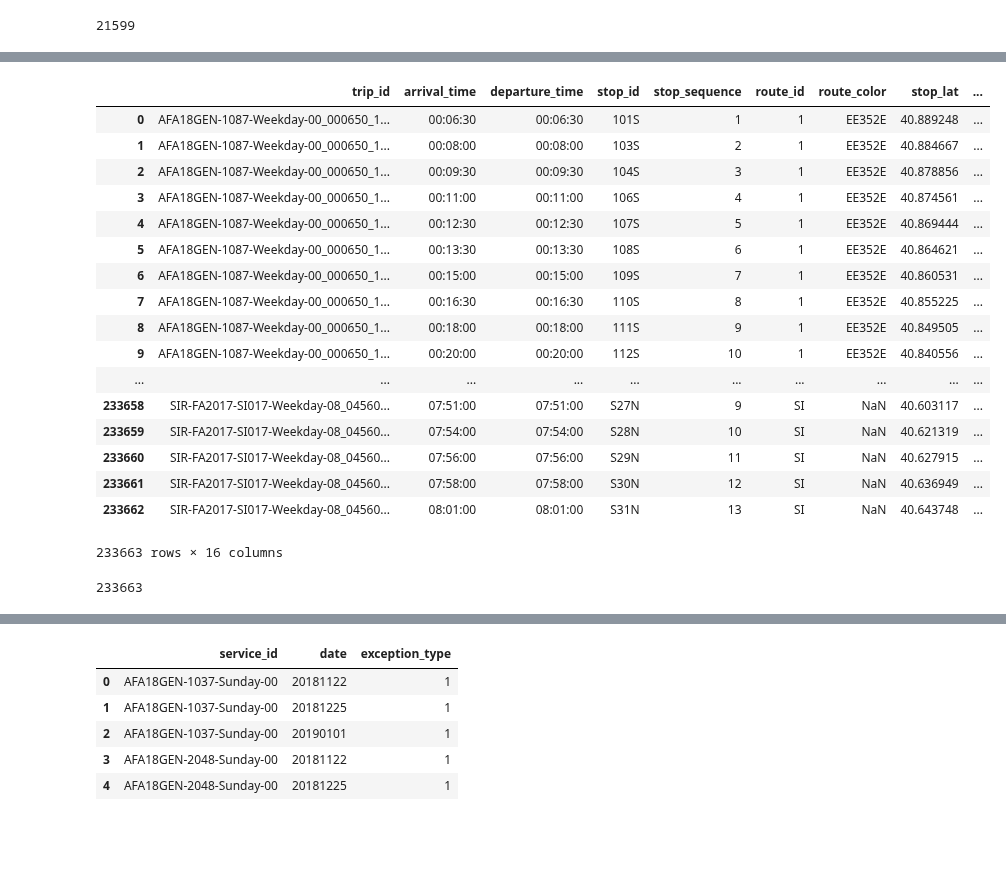
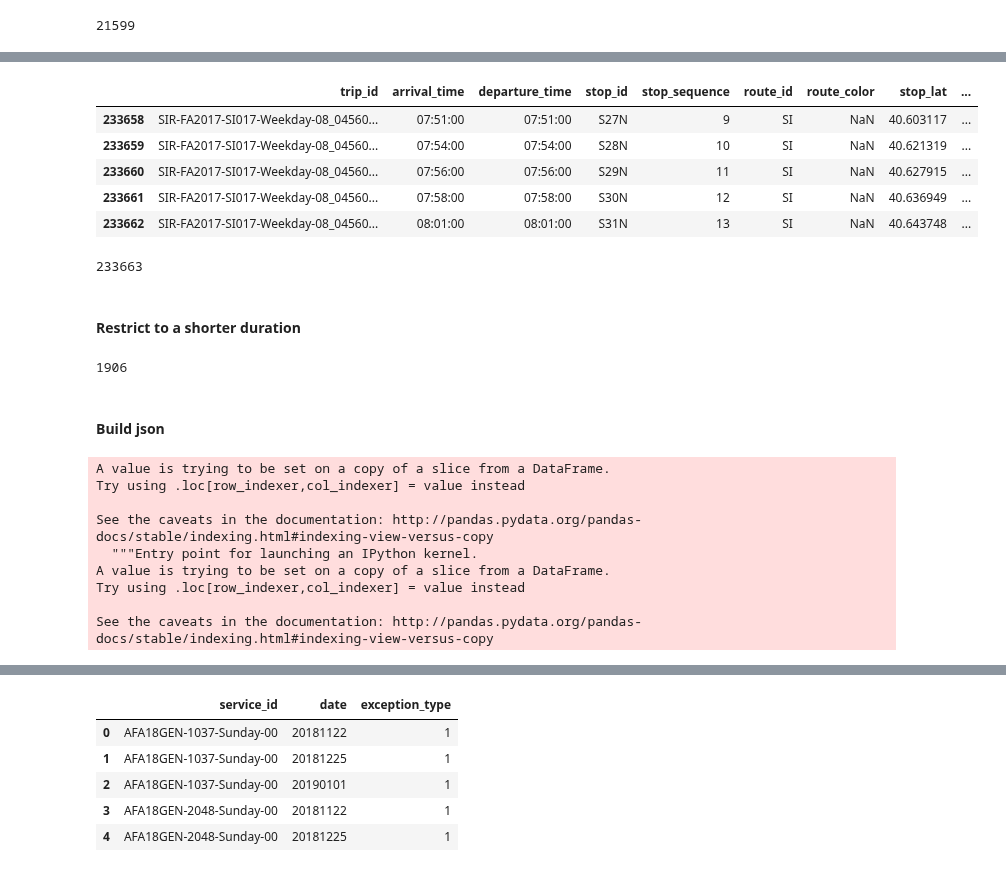
Before and after one commit to gautsi/gen-purpose-repo, a Jupyter notebook: mta/MTADataSample.ipynb, the cells around one changed output, grey strips where cells are left out. Drawn from its saved outputs; the diff is of its cells as text; code cells hidden in the pictures; blank space fills up the shorter version.

Commit message:
added json

```diff
--- a/mta/MTADataSample.ipynb
+++ b/mta/MTADataSample.ipynb
@@ -12,7 +12,7 @@ import seaborn as sns
 # %%
 %matplotlib inline
 # %%
-data_loc = "./google_transit/"
+data_loc = "./data/google_transit/"
 data_filepaths = glob.glob(data_loc + "*.txt")
 # %%
 dfs = {i.split("/")[-1].split(".txt")[0]: pd.read_csv(i) for i in data_filepaths}
@@ -142,26 +146,14 @@ next_cols = ["arrive", "depart", "stop_id", "stop_lat", "stop_lon"]
 for col in next_cols:
     stop_times_weekday["next_{}".format(col)] = stop_times_weekday.sort_values("stop_sequence").groupby(["trip_id"])[col].shift(-1)
 # %%
-stop_times_weekday
+stop_times_weekday.tail()
 # %% [output]
 |  | trip_id | arrival_time | departure_time | stop_id | stop_sequence | route_id | route_color | stop_lat | ... |
-| 0 | AFA18GEN-1087-Weekday-00_000650_1... | 00:06:30 | 00:06:30 | 101S | 1 | 1 | EE352E | 40.889248 | ... |
-| 1 | AFA18GEN-1087-Weekday-00_000650_1... | 00:08:00 | 00:08:00 | 103S | 2 | 1 | EE352E | 40.884667 | ... |
-| 2 | AFA18GEN-1087-Weekday-00_000650_1... | 00:09:30 | 00:09:30 | 104S | 3 | 1 | EE352E | 40.878856 | ... |
-| 3 | AFA18GEN-1087-Weekday-00_000650_1... | 00:11:00 | 00:11:00 | 106S | 4 | 1 | EE352E | 40.874561 | ... |
-| 4 | AFA18GEN-1087-Weekday-00_000650_1... | 00:12:30 | 00:12:30 | 107S | 5 | 1 | EE352E | 40.869444 | ... |
-| 5 | AFA18GEN-1087-Weekday-00_000650_1... | 00:13:30 | 00:13:30 | 108S | 6 | 1 | EE352E | 40.864621 | ... |
-| 6 | AFA18GEN-1087-Weekday-00_000650_1... | 00:15:00 | 00:15:00 | 109S | 7 | 1 | EE352E | 40.860531 | ... |
-| 7 | AFA18GEN-1087-Weekday-00_000650_1... | 00:16:30 | 00:16:30 | 110S | 8 | 1 | EE352E | 40.855225 | ... |
-| 8 | AFA18GEN-1087-Weekday-00_000650_1... | 00:18:00 | 00:18:00 | 111S | 9 | 1 | EE352E | 40.849505 | ... |
-| 9 | AFA18GEN-1087-Weekday-00_000650_1... | 00:20:00 | 00:20:00 | 112S | 10 | 1 | EE352E | 40.840556 | ... |
-| ... | ... | ... | ... | ... | ... | ... | ... | ... | ... |
 | 233658 | SIR-FA2017-SI017-Weekday-08_04560... | 07:51:00 | 07:51:00 | S27N | 9 | SI | NaN | 40.603117 | ... |
 | 233659 | SIR-FA2017-SI017-Weekday-08_04560... | 07:54:00 | 07:54:00 | S28N | 10 | SI | NaN | 40.621319 | ... |
 | 233660 | SIR-FA2017-SI017-Weekday-08_04560... | 07:56:00 | 07:56:00 | S29N | 11 | SI | NaN | 40.627915 | ... |
 | 233661 | SIR-FA2017-SI017-Weekday-08_04560... | 07:58:00 | 07:58:00 | S30N | 12 | SI | NaN | 40.636949 | ... |
 | 233662 | SIR-FA2017-SI017-Weekday-08_04560... | 08:01:00 | 08:01:00 | S31N | 13 | SI | NaN | 40.643748 | ... |
-233663 rows × 16 columns
 # %%
 len(stop_times_weekday)
 # %% [output]
@@ -170,0 +161,2 @@ stop_times_weekday.to_json("./stop_times_weekday.json", orient = "records")
+# %% [markdown]
+#### Restrict to a shorter duration
@@ -170,0 +168,26 @@ stop_times_weekday.to_json("./stop_times_weekday.json", orient = "records")
+# %%
+len(stop_times_weekday_sub)
+# %% [output]
+1906
+# %% [markdown]
+#### Build json
+# %%
+stop_times_weekday_sub["min_stop_sequence"] = stop_times_weekday_sub.stop_sequence
+stop_times_weekday_sub["max_stop_sequence"] = stop_times_weekday_sub.stop_sequence
+sub_trips = stop_times_weekday_sub.groupby(["trip_id"], as_index = False).agg({
+    "min_stop_sequence": "min",
+    "max_stop_sequence": "max",
+    "arrive": "min",
+    "depart": "max",
+    "route_id": "min",
+    "route_color": "min"}).rename(columns = {"arrive": "min_arrive", "depart": "max_depart"}).reset_index()
+# %% [output]
+A value is trying to be set on a copy of a slice from a DataFrame.
+Try using .loc[row_indexer,col_indexer] = value instead
+
+See the caveats in the documentation: http://pandas.pydata.org/pandas-docs/stable/indexing.html#indexing-view-versus-copy
+  """Entry point for launching an IPython kernel.
+A value is trying to be set on a copy of a slice from a DataFrame.
+Try using .loc[row_indexer,col_indexer] = value instead
+
+See the caveats in the documentation: http://pandas.pydata.org/pandas-docs/stable/indexing.html#indexing-view-versus-copy
```
Also changed, not shown: parts of 15 cells of this notebook, 1 other file.
